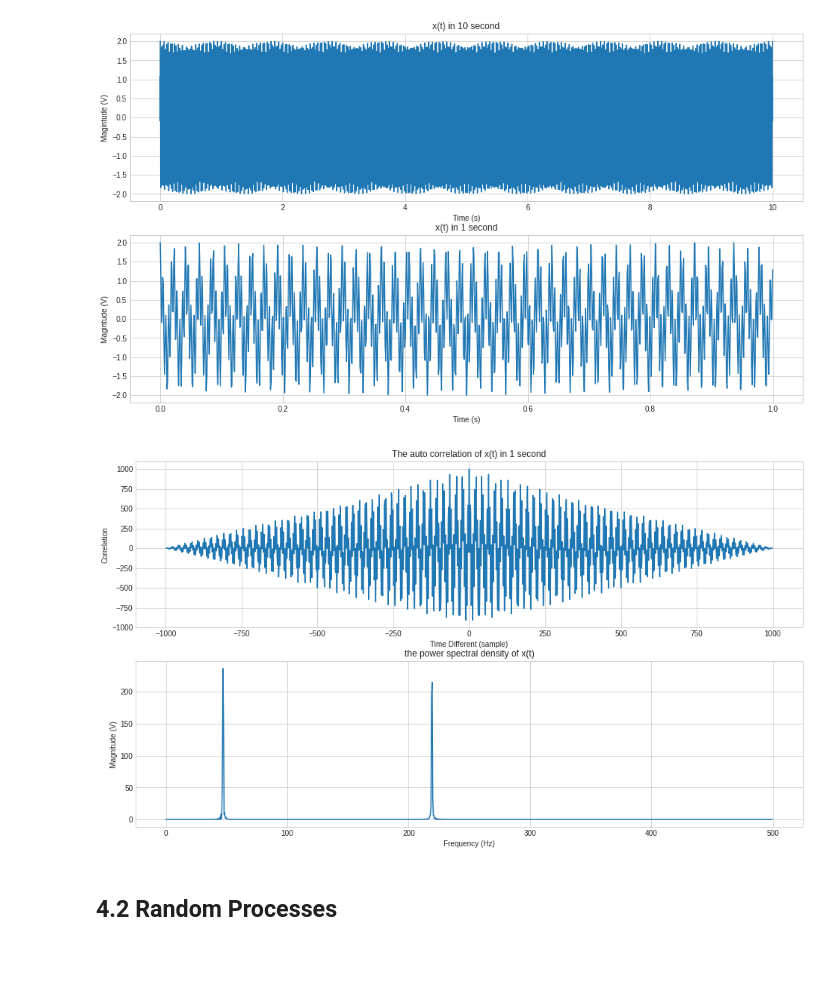
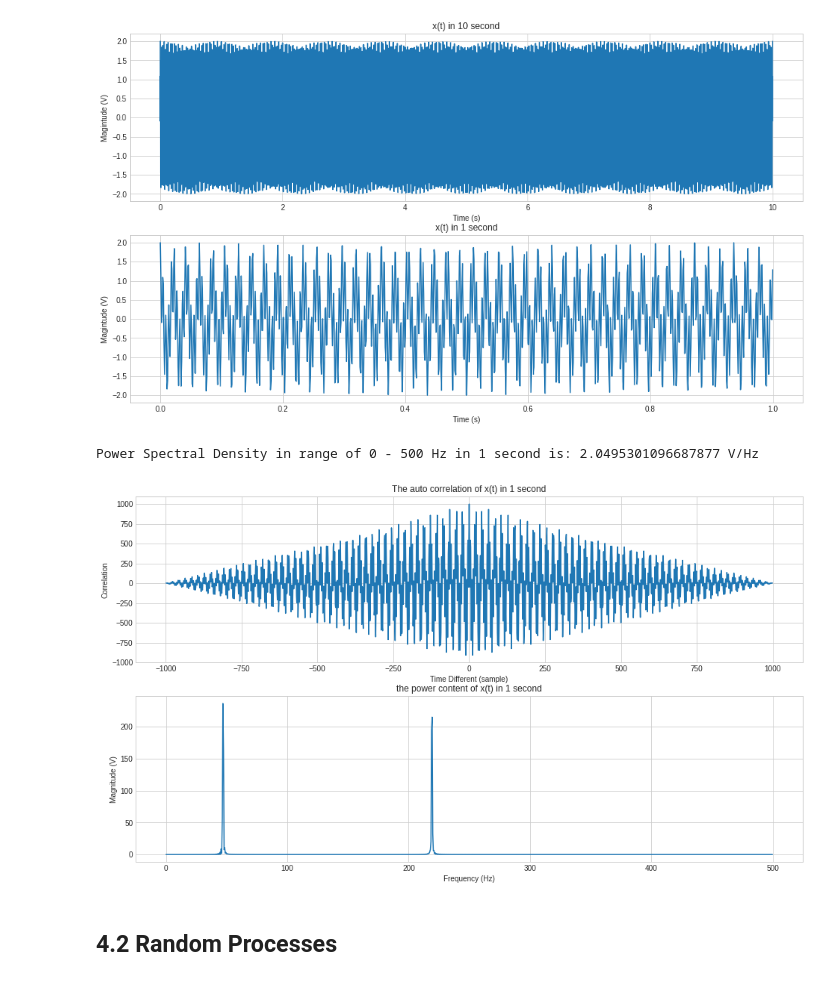
Before and after one commit to akraradets/2020AugSignalProcessing, a Jupyter notebook: lab/lab-9/lab-9.ipynb, the cells around one changed output. Cells and saved outputs as stored; diff of their text form; code cells hidden in the pictures.

```diff
--- a/lab/lab-9/lab-9.ipynb
+++ b/lab/lab-9/lab-9.ipynb
@@ -65,36 +65,49 @@ plt.show()
 [figure]
 # %%
 # Finding the Power Content ??
+# # https://dsp.stackexchange.com/questions/24780/power-spectral-density-vs-fft-bin-magnitude
+# # According to this website, the power content can be found just using FFT on the signal itselfe
+fig, ax = plt.subplots(2, figsize=(16,9))
+
+# mag, f_range = calFFT(xt[:1000],normf=False, fs=1000)
+# ax[0].plot(f_range,mag)
+# ax[0].set_xlabel("Frequency (Hz)")
+# ax[0].set_ylabel("Magnitude (V)")
+# ax[0].set_title("Power content of x(t) in 1 second")
 
 # Finding the Power Spectral Density
 # 1. Find the AutoCorrelation of x(t) -> get Rx
 def autocorrelation(x):
     x = np.array(x).reshape(-1,1)
     mat = x @ x.T
     b = np.zeros(2*len(x) - 1)
     for t1 in range(len(x)):
         for t2 in range(len(x)):
             k = t1-t2+len(x)-1
             b[k] += mat[t1][t2]
     return b
 
 Rx = autocorrelation(xt[:1000])
 t = np.arange((-1000+1), 1000, 1)
-fig, ax = plt.subplots(2, figsize=(16,9))
 ax[0].plot(t,Rx)
 ax[0].set_xlabel("Time Different (sample)")
 ax[0].set_ylabel("Correlation")
 ax[0].set_title("The auto correlation of x(t) in 1 second")
+
 
 # 2. Find the Fourier Transform of Rx -> get Gx
 Gx, f_range = calFFT(Rx,normf=False, fs=1000)
 ax[1].plot(f_range, Gx)
 ax[1].set_xlabel("Frequency (Hz)")
 ax[1].set_ylabel("Magnitude (V)")
-ax[1].set_title("the power spectral density of x(t)")
+ax[1].set_title("the power content of x(t) in 1 second")
+
+
+print(f"Power Spectral Density in range of 0 - 500 Hz in 1 second is: {Gx.sum()/500} V/Hz")
 plt.show()
 # %% [output]
+Power Spectral Density in range of 0 - 500 Hz in 1 second is: 2.0495301096687877 V/Hz
-[figure, old version]
+[figure, new version]
 # %% [markdown]
 ## 4.2 Random Processes
 # %%
```
Also changed, not shown: parts of 4 cells of this notebook.
